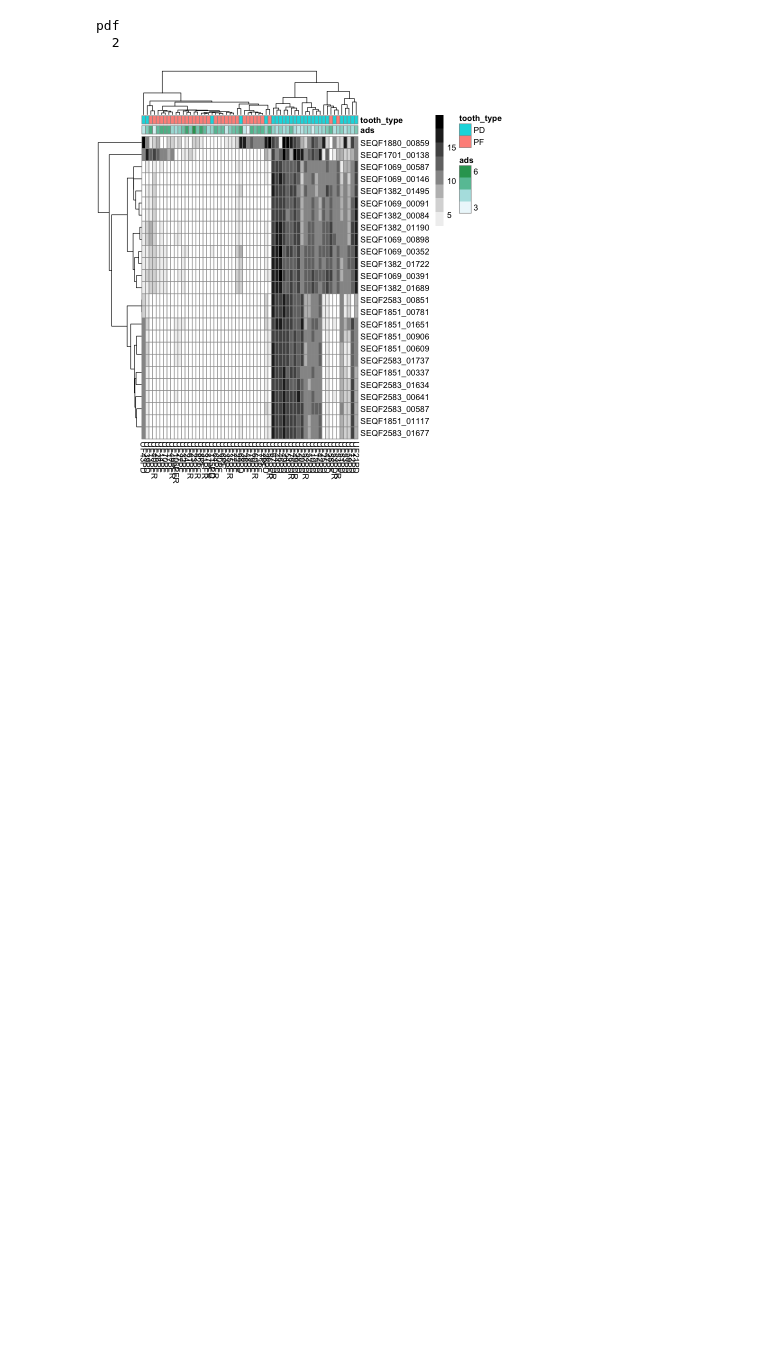
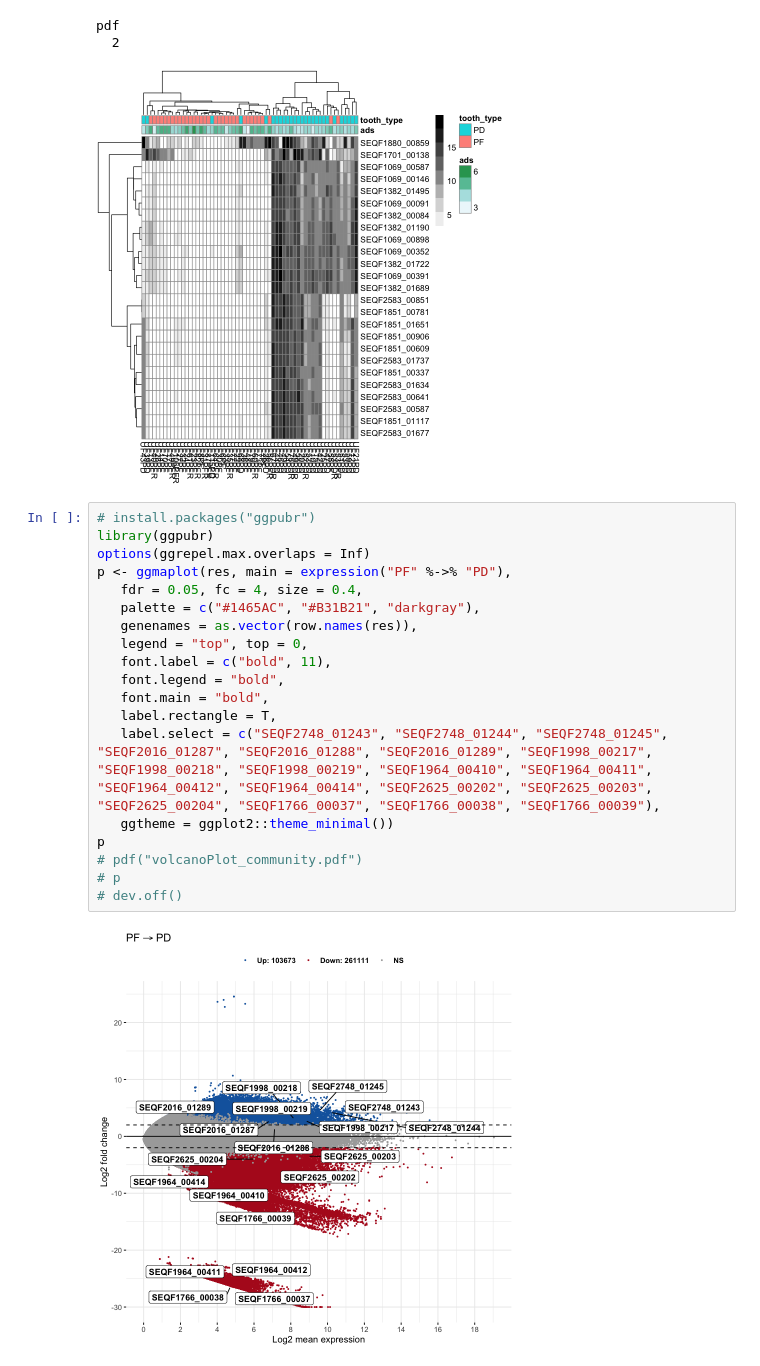
Before and after one commit to aemann01/ads_plaque, a Jupyter notebook: 03-diff_abundance/differential_abundance_PDvPF.ipynb, the cells around one changed output. Saved outputs shown, nothing was run; the diff lists cells and outputs as text; blank space fills up the shorter version.

```diff
--- a/03-diff_abundance/differential_abundance_PDvPF.ipynb
+++ b/03-diff_abundance/differential_abundance_PDvPF.ipynb
@@ -212,3 +212,24 @@ save_pheatmap_pdf(x, "heatmap_pdvpf.pdf")
 pdf
   2
 [figure]
+# %%
+# install.packages("ggpubr")
+library(ggpubr)
+options(ggrepel.max.overlaps = Inf)
+p <- ggmaplot(res, main = expression("PF" %->% "PD"),
+   fdr = 0.05, fc = 4, size = 0.4,
+   palette = c("#1465AC", "#B31B21", "darkgray"),
+   genenames = as.vector(row.names(res)),
+   legend = "top", top = 0,
+   font.label = c("bold", 11),
+   font.legend = "bold",
+   font.main = "bold",
+   label.rectangle = T,
+   label.select = c("SEQF2748_01243", "SEQF2748_01244", "SEQF2748_01245", "SEQF2016_01287", "SEQF2016_01288", "SEQF2016_01289", "SEQF1998_00217", "SEQF1998_00218", "SEQF1998_00219", "SEQF1964_00410", "SEQF1964_00411", "SEQF1964_00412", "SEQF1964_00414", "SEQF2625_00202", "SEQF2625_00203", "SEQF2625_00204", "SEQF1766_00037", "SEQF1766_00038", "SEQF1766_00039"),
+   ggtheme = ggplot2::theme_minimal())
+p
+# pdf("volcanoPlot_community.pdf")
+# p
+# dev.off()
+# %% [output]
+[figure, added]
```
Also changed, not shown: parts of 7 cells of this notebook, 8 other files.
